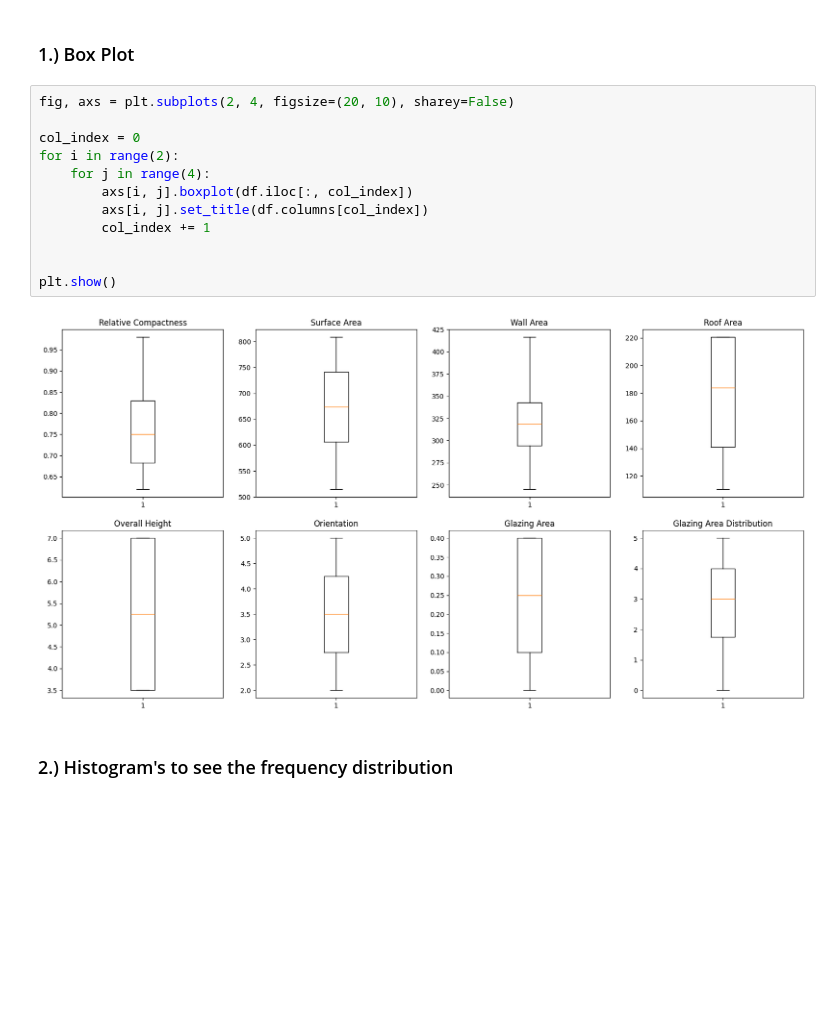
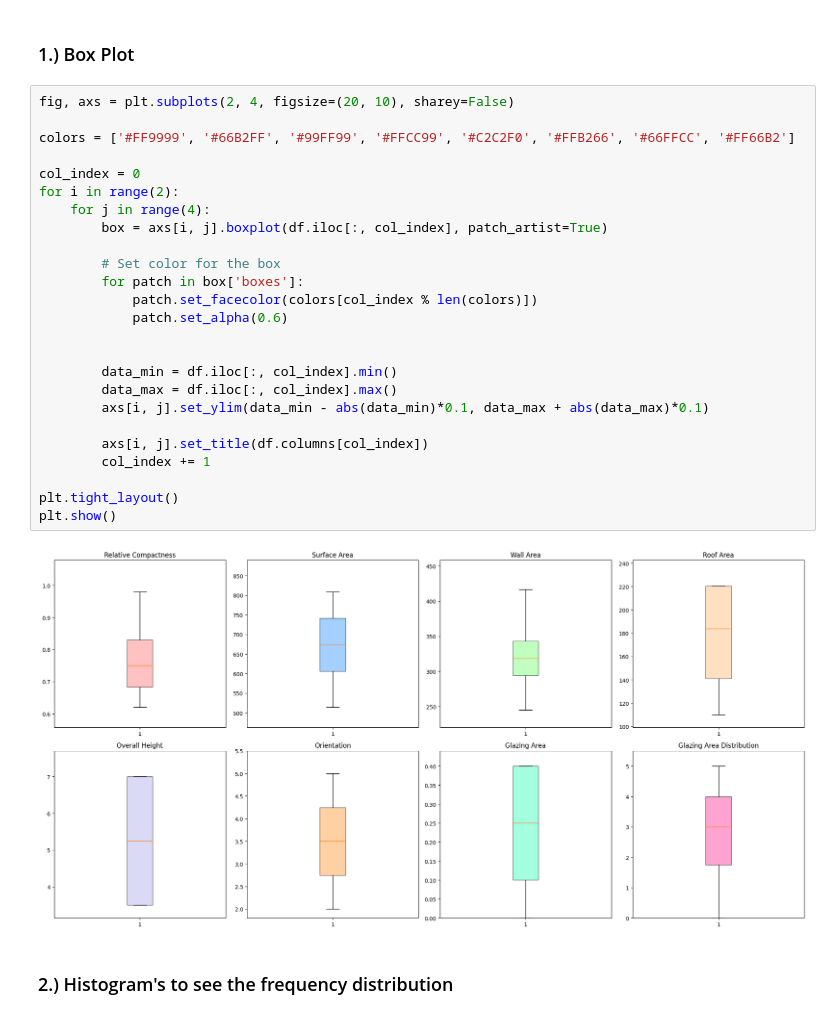
Before and after one commit to utkarshrs/Machine-Learning---Project-1, a Jupyter notebook: assignment_1.ipynb, the cells around one changed output. Cells and saved outputs as stored; diff of their text form; blank space fills up the shorter version.

```diff
--- a/assignment_1.ipynb
+++ b/assignment_1.ipynb
@@ -66,18 +67,31 @@ import seaborn as sns
 ### 1.) Box Plot
 # %%
 fig, axs = plt.subplots(2, 4, figsize=(20, 10), sharey=False)
+
+colors = ['#FF9999', '#66B2FF', '#99FF99', '#FFCC99', '#C2C2F0', '#FFB266', '#66FFCC', '#FF66B2']
 
 col_index = 0
 for i in range(2):
     for j in range(4):
-        axs[i, j].boxplot(df.iloc[:, col_index])
+        box = axs[i, j].boxplot(df.iloc[:, col_index], patch_artist=True)
+
+        # Set color for the box
+        for patch in box['boxes']:
+            patch.set_facecolor(colors[col_index % len(colors)])
+            patch.set_alpha(0.6)
+
+
+        data_min = df.iloc[:, col_index].min()
+        data_max = df.iloc[:, col_index].max()
+        axs[i, j].set_ylim(data_min - abs(data_min)*0.1, data_max + abs(data_max)*0.1)
+
         axs[i, j].set_title(df.columns[col_index])
         col_index += 1
 
-
+plt.tight_layout()
 plt.show()
 # %% [output]
-[figure, old version]
+[figure, new version]
 # %% [markdown]
 ### 2.) Histogram's to see the frequency distribution
 # %%
```
Also changed, not shown: parts of 3 cells of this notebook.
